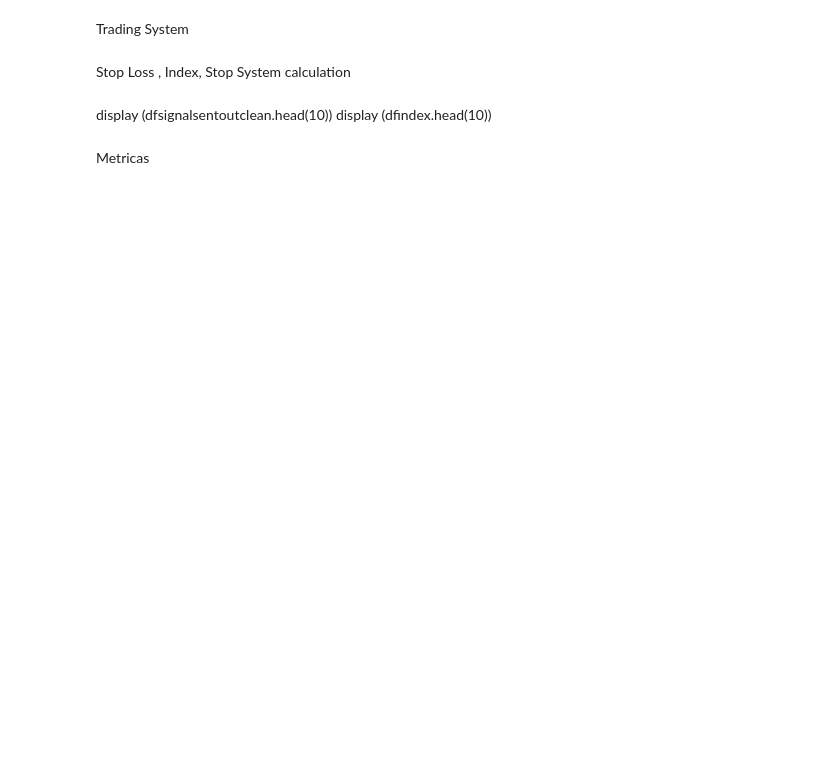
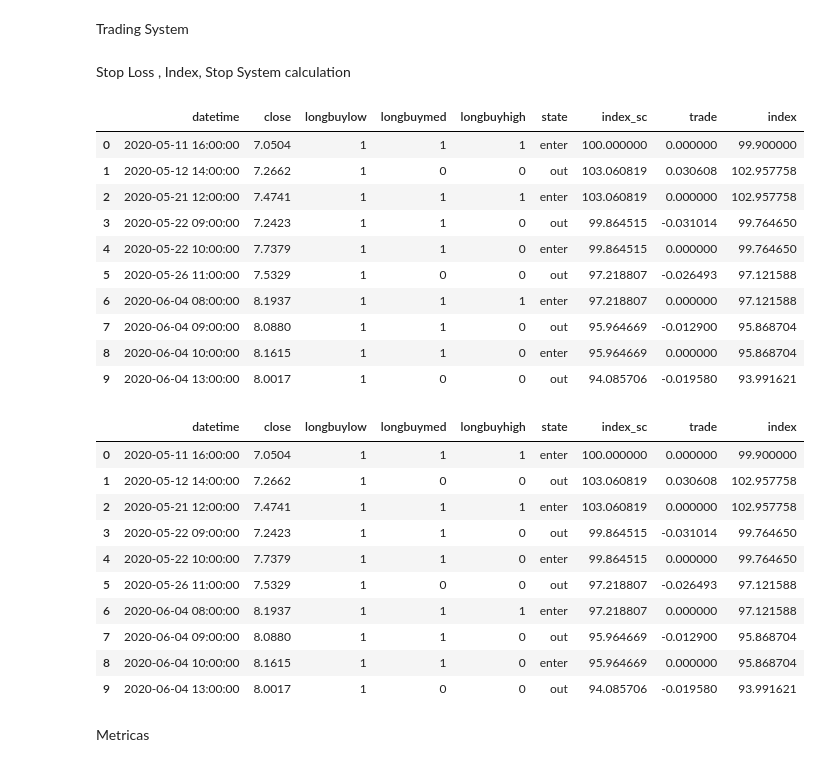
Before and after one commit to SciTrade/anaconda_projects, a Jupyter notebook: Trading_System/Stch_1H_1/syscons_compact_1.ipynb, the cells around one changed output. Drawn from its saved outputs; the diff is of its cells as text; code cells hidden in the pictures; blank space fills up the shorter version.

```diff
--- a/Trading_System/Stch_1H_1/syscons_compact_1.ipynb
+++ b/Trading_System/Stch_1H_1/syscons_compact_1.ipynb
@@ -31,8 +67,8 @@ import sqlite3
 import pandas as pd
 
 # Caminho para o banco de dados
-caminho_bd = r'C:\Users\scitr\anaconda_projects\Trading_System\Dados_Fontes\Alpha_Vantage\sqtitulosalpha.db'
 
+caminho_bd =  srbacktest['source']
 # Conectando ao banco
 conexao = sqlite3.connect(caminho_bd)
 
@@ -40,7 +76,7 @@ conexao = sqlite3.connect(caminho_bd)
 #consulta = 'SELECT * FROM vwtitulosdados ORDER BY datetime'
 consulta = f"""
 SELECT * FROM vwtitulosdados
-WHERE datetime BETWEEN '{dataini}' AND '{datafim}'
+WHERE datetime BETWEEN '{dataini}' AND '{datafim}' AND symbol = '{srbacktest['symbol']}' AND intervalo = '{srbacktest['intervalo']}' AND moeda = '{srbacktest['moeda']}'
 ORDER BY datetime
 """
 
@@ -56,3 +92,17 @@ display(len(dftitulosdados))
 #display(dftitulosdados.head(10))
 # %% [output]
 8957
+# %%
+# Conecta ao banco de dados SQLite
+con = sqlite3.connect('sqTradeSys.db')  # ou o caminho correto do seu arquivo .sqlite
+
+# Consulta SQL para extrair o registro
+#query = f"SELECT * FROM vwbacktestparameters ,name, max, min,step WHERE id_backtest = {id_backtest}"
+query = f"SELECT  name, max, min, step FROM vwbacktestparameters WHERE id_backtest = {id_backtest}"
+# Executa a consulta e lê em um DataFrame
+df = pd.read_sql_query(query, con)
+
+# Fecha a conexão (opcional)
+con.close()
+
+display (df)
@@ -60,19 +161,21 @@ display(len(dftitulosdados))
 dfmetricas = None
 # %% [markdown]
 START LOOP
+# %%
+il = 0
 # %%
 # Parameters
 
 # System parameters
 # stoch_hml_1
-K = 9
-D = 6
-smoth = 3
-medM = 5
-lowM = 5
+K = int(dfparamtest.loc[il, 'K'])
+D = int(dfparamtest.loc[il, 'D'] )
+smoth = int(dfparamtest.loc[il, 'smoth'])
+medM = int(dfparamtest.loc[il, 'medM'])
+lowM = int(dfparamtest.loc[il, 'lowM'])
 
 # Backtesting parameters
 
-stpl = 0.025 #stoploss reentry
-comission = 0.002 #index
-drawmax = -0.1 # stop drawdown
+stpl = dfparamtest.loc[il, 'stpl']
+comission = dfparamtest.loc[il, 'comission']
+drawmax = 0.1 # dfparamtest.loc[il, 'drawmax']
@@ -244,10 +352,33 @@ def index_trade(dfsignalsenteroutclean):
     return dfindex
 
 dfindex = index_trade(dfsignalsentoutclean)
-# %% [markdown]
-
-display (dfsignalsentoutclean.head(10))
-display (dfindex.head(10))
+# %%
+
+display (dfsignalsentoutclean.head(10))
+display (dfindex.head(10))
+# %% [output]
+|  | datetime | close | longbuylow | longbuymed | longbuyhigh | state | index_sc | trade | index |
+| 0 | 2020-05-11 16:00:00 | 7.0504 | 1 | 1 | 1 | enter | 100.000000 | 0.000000 | 99.900000 |
+| 1 | 2020-05-12 14:00:00 | 7.2662 | 1 | 0 | 0 | out | 103.060819 | 0.030608 | 102.957758 |
+| 2 | 2020-05-21 12:00:00 | 7.4741 | 1 | 1 | 1 | enter | 103.060819 | 0.000000 | 102.957758 |
+| 3 | 2020-05-22 09:00:00 | 7.2423 | 1 | 1 | 0 | out | 99.864515 | -0.031014 | 99.764650 |
+| 4 | 2020-05-22 10:00:00 | 7.7379 | 1 | 1 | 0 | enter | 99.864515 | 0.000000 | 99.764650 |
+| 5 | 2020-05-26 11:00:00 | 7.5329 | 1 | 0 | 0 | out | 97.218807 | -0.026493 | 97.121588 |
+| 6 | 2020-06-04 08:00:00 | 8.1937 | 1 | 1 | 1 | enter | 97.218807 | 0.000000 | 97.121588 |
+| 7 | 2020-06-04 09:00:00 | 8.0880 | 1 | 1 | 0 | out | 95.964669 | -0.012900 | 95.868704 |
+| 8 | 2020-06-04 10:00:00 | 8.1615 | 1 | 1 | 0 | enter | 95.964669 | 0.000000 | 95.868704 |
+| 9 | 2020-06-04 13:00:00 | 8.0017 | 1 | 0 | 0 | out | 94.085706 | -0.019580 | 93.991621 |
+|  | datetime | close | longbuylow | longbuymed | longbuyhigh | state | index_sc | trade | index |
+| 0 | 2020-05-11 16:00:00 | 7.0504 | 1 | 1 | 1 | enter | 100.000000 | 0.000000 | 99.900000 |
+| 1 | 2020-05-12 14:00:00 | 7.2662 | 1 | 0 | 0 | out | 103.060819 | 0.030608 | 102.957758 |
+| 2 | 2020-05-21 12:00:00 | 7.4741 | 1 | 1 | 1 | enter | 103.060819 | 0.000000 | 102.957758 |
+| 3 | 2020-05-22 09:00:00 | 7.2423 | 1 | 1 | 0 | out | 99.864515 | -0.031014 | 99.764650 |
+| 4 | 2020-05-22 10:00:00 | 7.7379 | 1 | 1 | 0 | enter | 99.864515 | 0.000000 | 99.764650 |
+| 5 | 2020-05-26 11:00:00 | 7.5329 | 1 | 0 | 0 | out | 97.218807 | -0.026493 | 97.121588 |
+| 6 | 2020-06-04 08:00:00 | 8.1937 | 1 | 1 | 1 | enter | 97.218807 | 0.000000 | 97.121588 |
+| 7 | 2020-06-04 09:00:00 | 8.0880 | 1 | 1 | 0 | out | 95.964669 | -0.012900 | 95.868704 |
+| 8 | 2020-06-04 10:00:00 | 8.1615 | 1 | 1 | 0 | enter | 95.964669 | 0.000000 | 95.868704 |
+| 9 | 2020-06-04 13:00:00 | 8.0017 | 1 | 0 | 0 | out | 94.085706 | -0.019580 | 93.991621 |
 # %%
 # Stop System Calculation , "stopsys" asignation into state column
 
```
Also changed, not shown: parts of 14 cells of this notebook, 5 other files.
